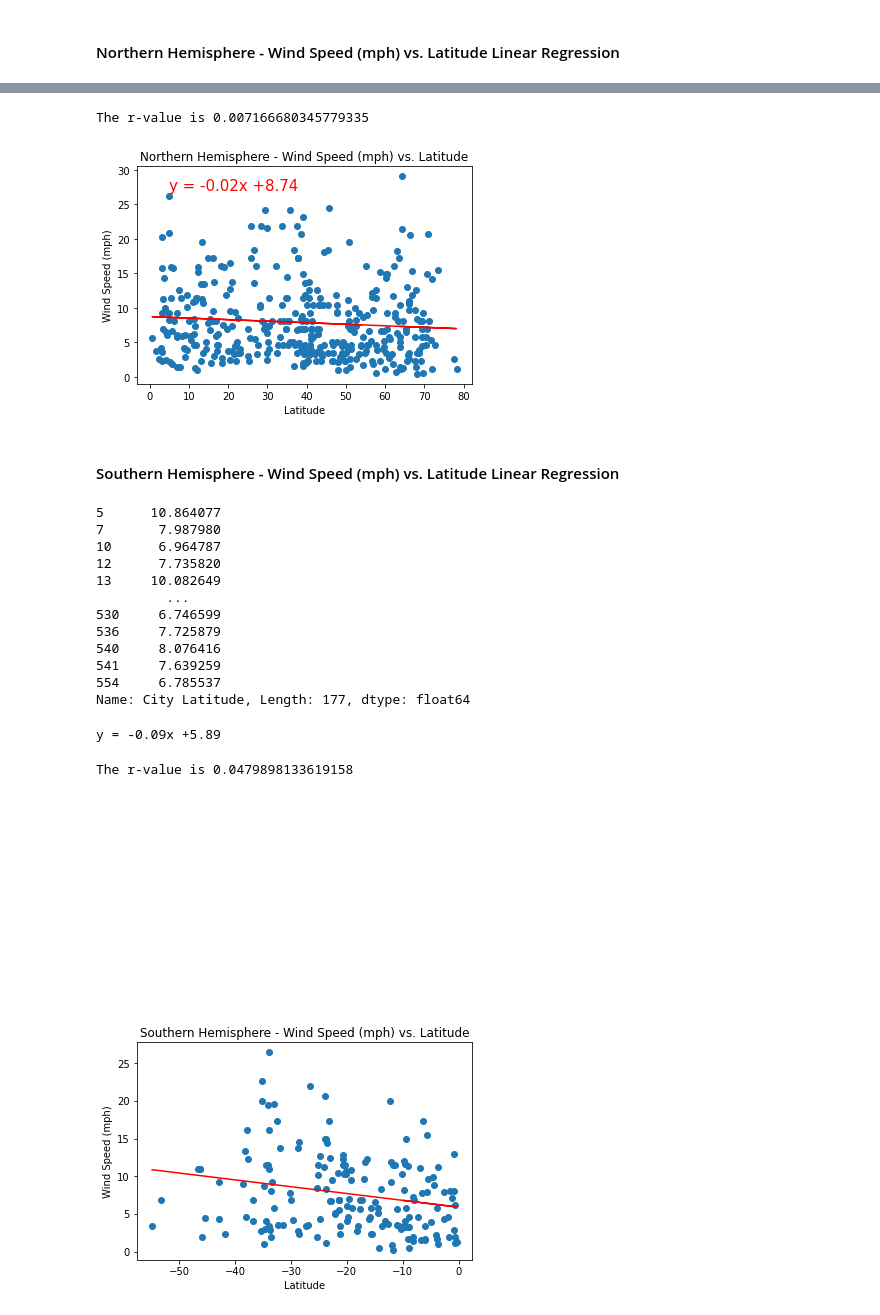
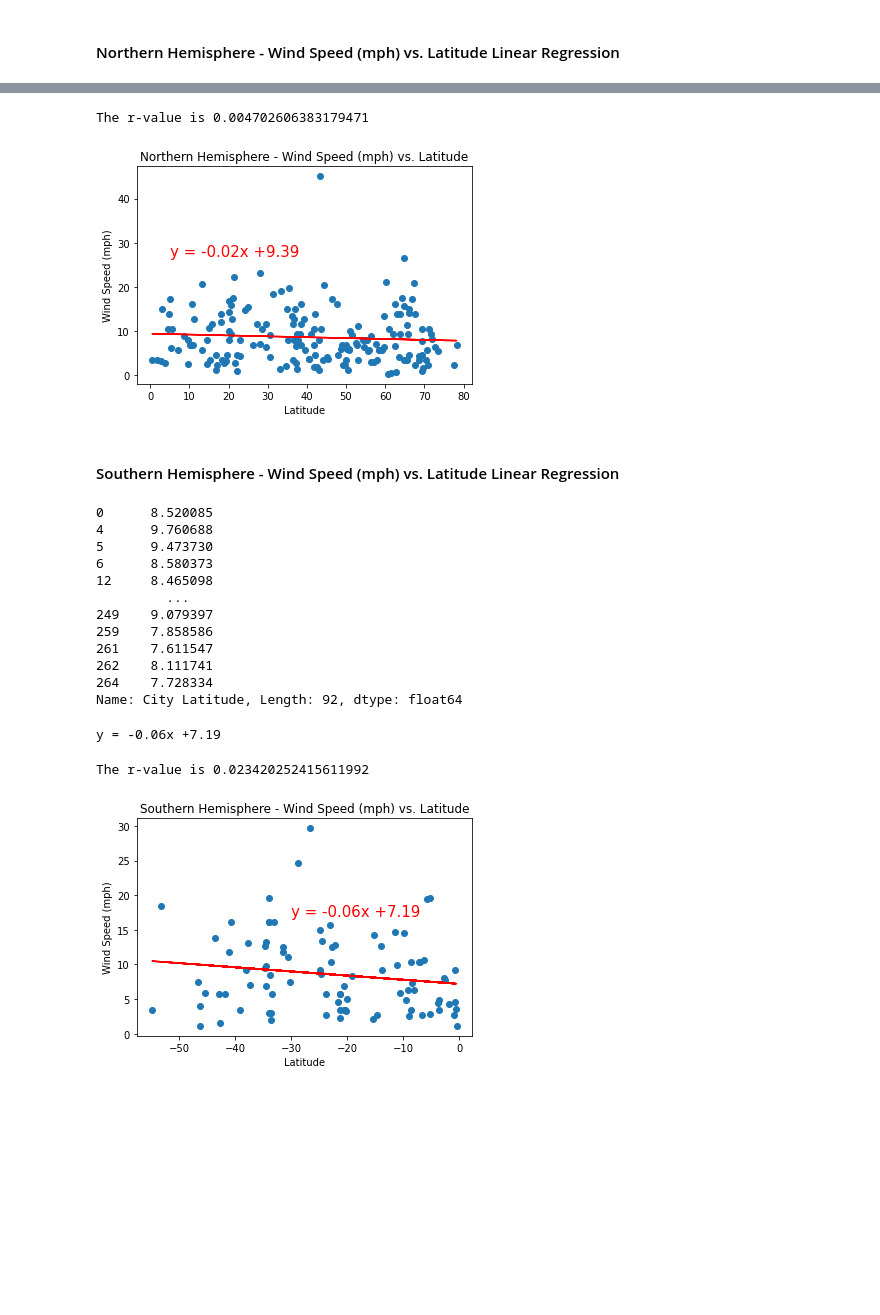
Before and after one commit to Terra999/python-api-challenge, a Jupyter notebook: WeatherPy/WeatherPy.ipynb, the cells around one changed output, grey strips where cells are left out. Cells and saved outputs as stored; diff of their text form; code cells hidden in the pictures; blank space fills up the shorter version.

```diff
--- a/WeatherPy/WeatherPy.ipynb
+++ b/WeatherPy/WeatherPy.ipynb
@@ -36,8 +37,8 @@ lat_lngs = []
 cities = []
 
 # Create a set of random lat and lng combinations
-lats = np.random.uniform(lat_range[0], lat_range[1], size=1500)
-lngs = np.random.uniform(lng_range[0], lng_range[1], size=1500)
+lats = np.random.uniform(lat_range[0], lat_range[1], size=550)
+lngs = np.random.uniform(lng_range[0], lng_range[1], size=550)
 lat_lngs = zip(lats, lngs)
 
 # Identify nearest city for each lat, lng combination
@@ -231,3 +214,6 @@ city_weather_df["Humidity"].max()
 # %%
 # Make a new DataFrame equal to the city data to drop all humidity outliers by index.
 # Passing "inplace=False" will make a copy of the city_data DataFrame, which we call "clean_city_data".
+city_weather_df.dropna(inplace=True)
+city_weather_df.reset_index(drop=True, inplace=True)
+city_weather_df
@@ -609,8 +609,8 @@ print(f"The r-value is {rvalue**2}")
 # Show plot
 plt.show()
 # %% [output]
-The r-value is 0.007166680345779335
+The r-value is 0.004702606383179471
-[figure, old version]
+[figure, new version]
 # %% [markdown]
 ####  Southern Hemisphere - Wind Speed (mph) vs. Latitude Linear Regression
 # %%
@@ -628,40 +628,40 @@ south_wind_speed = southern_lats["Wind Speed"]
 regress_values_south = south_latitude * slope + intercept
 print(regress_values_south)
 # %% [output]
-5      10.864077
-7       7.987980
-10      6.964787
-12      7.735820
-13     10.082649
+0      8.520085
+4      9.760688
+5      9.473730
+6      8.580373
+12     8.465098
          ...
-530     6.746599
-536     7.725879
-540     8.076416
-541     7.639259
-554     6.785537
-Name: City Latitude, Length: 177, dtype: float64
+249    9.079397
+259    7.858586
+261    7.611547
+262    8.111741
+264    7.728334
+Name: City Latitude, Length: 92, dtype: float64
 # %%
 # Create line equation string
 line_eq = "y = " + str(round(slope,2)) + "x +" + str(round(intercept,2))
 print(line_eq)
 # %% [output]
-y = -0.09x +5.89
+y = -0.06x +7.19
 # %%
 # Create plot
 plt.scatter(south_latitude, south_wind_speed)
 plt.plot(south_latitude,regress_values_south, "r-")
 
 #Label plot and annotate the line equation
 plt.title("Southern Hemisphere - Wind Speed (mph) vs. Latitude")
 plt.xlabel('Latitude')
 plt.ylabel('Wind Speed (mph)')
-plt.annotate(line_eq,(-30, 58),fontsize=15,color="red")
+plt.annotate(line_eq,(-30, 17),fontsize=15,color="red")
 
 # Print r value
 print(f"The r-value is {rvalue**2}")
 
 # Show plot
 plt.show()
 # %% [output]
-The r-value is 0.0479898133619158
+The r-value is 0.023420252415611992
-[figure, old version]
+[figure, new version]
```
Also changed, not shown: parts of 29 cells of this notebook, 2 other files.
